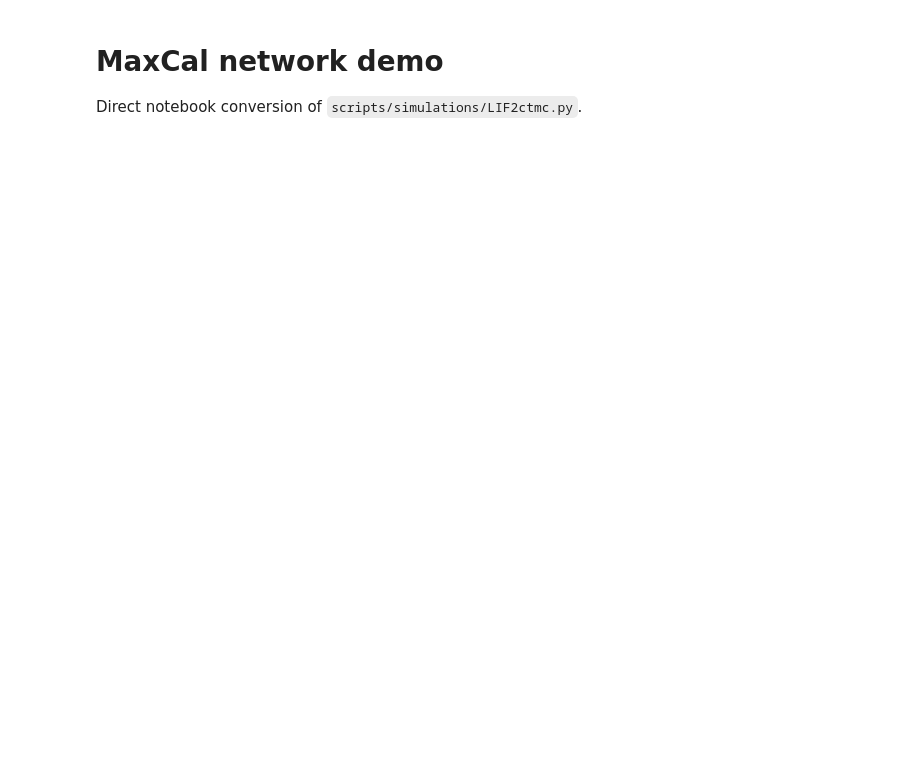
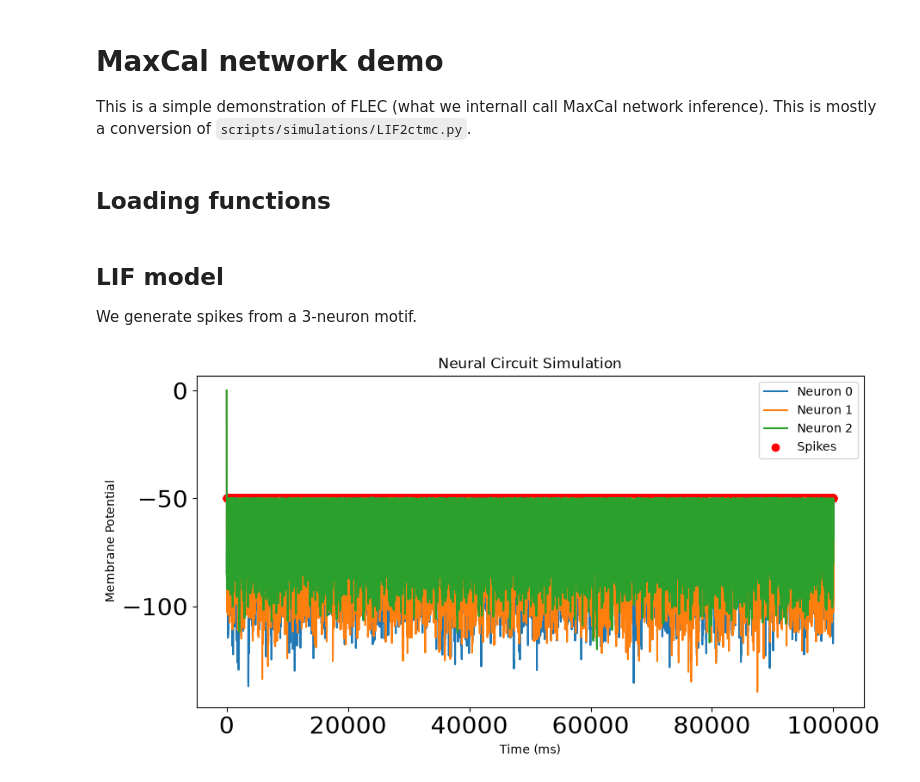
Before and after one commit to Kevin-Sean-Chen/MaxCal_network, a Jupyter notebook: notebooks/maxcal_net_demo.ipynb, the cells around one changed output. Drawn from its saved outputs; the diff is of its cells as text; code cells hidden in the pictures; blank space fills up the shorter version.

```diff
--- a/notebooks/maxcal_net_demo.ipynb
+++ b/notebooks/maxcal_net_demo.ipynb
@@ -1,5 +1,7 @@
 # %% [markdown]
 # MaxCal network demo
 
-Direct notebook conversion of `scripts/simulations/LIF2ctmc.py`.
+This is a simple demonstration of FLEC (what we internall call MaxCal network inference). This is mostly a conversion of `scripts/simulations/LIF2ctmc.py`.
+# %% [markdown]
+## Loading functions
 # %%
@@ -28,8 +24,12 @@ matplotlib.rc('ytick', labelsize=20)
+# %% [markdown]
+## LIF model
+
+We generate spikes from a 3-neuron motif.
 # %%
 # Simulation parameters
 N = 3
 dt = 0.1  # time step in milliseconds
-timesteps = 1000000  # total simulation steps
+timesteps = 100000_0  # total simulation steps
 lt = timesteps*1
 
 # Neuron parameters
@@ -40,29 +40,31 @@ v_threshold_plot = -50  # for simple visualization
 v_reset = -65.0  # reset potential after a spike
 
 # Synaptic weight matrix
+alpha = 20  ### scaling the unit-weight motif
 # E-I balanced circuit
 synaptic_weights = np.array([[0, 1, -2],  # Neuron 0 connections
                              [1, 0, -2],  # Neuron 1 connections
-                             [1, 1,  0]])*20  #20  # Neuron 2 connections
+                             [1, 1,  0]])*alpha  #Neuron 2 connections
 
+### choose other motifs
 # cyclic circuit
 # synaptic_weights = np.array([[0, 0, 1],  # Neuron 0 connections
 #                               [1, 0, 0],  # Neuron 1 connections
-#                               [0, 1, 0]])*20  #20  # Neuron 2 connections
+#                               [0, 1, 0]])*alpha  #Neuron 2 connections
 
 # common circuit
 # synaptic_weights = np.array([[0, 0, 0],  # Neuron 0 connections
 #                               [1, 0, 0],  # Neuron 1 connections
-#                               [1, 0, 0]])*20  #20  # Neuron 2 connections
+#                               [1, 0, 0]])*alpha  #Neuron 2 connections
 
 # chain circuit
 # synaptic_weights = np.array([[0, 0, 0],  # Neuron 0 connections
 #                               [1, 0, 0],  # Neuron 1 connections
-#                               [0, 1, 0]])*20  #20  # Neuron 2 connections
+#                               [0, 1, 0]])*alpha  # Neuron 2 connections
 
 S = synaptic_weights*1
 np.fill_diagonal(S, np.zeros(3))
-noise_amp = 1.7  # 2.0 or 2.5 (1.5, 3.0)
+noise_amp = 1.7  # 2.0 or 1.7
 
 # Synaptic filtering parameters
 tau_synaptic = 5.0  # synaptic time constant
@@ -83,30 +85,32 @@ for t in range(1, timesteps):
 
     # Check for spikes
     spike_indices = np.where(v_neurons[:, t] > v_threshold)[0]
 
     # Apply synaptic connections with synaptic filtering
     synaptic_inputs[:, t] = synaptic_inputs[:, t-1] + dt*( \
                             -synaptic_inputs[:, t-1]/tau_synaptic + np.sum(synaptic_weights[:, spike_indices], axis=1))
     # Update membrane potentials with synaptic inputs
     v_neurons[:, t] += synaptic_inputs[:, t]*dt
 
     # record firing
     firing.append([t+0*spike_indices, spike_indices])
 
     # reset and record spikes
     v_neurons[spike_indices, t] = v_reset  # Reset membrane potential for neurons that spiked
     if len(spike_indices) > 0:
         spike_times.append(t * dt)
         spike_id.append(spike_indices[0])
 
 # Plotting
 plt.figure(figsize=(10, 5))
 for i in range(3):
     plt.plot(np.arange(timesteps) * dt, v_neurons[i, :], label=f'Neuron {i}')
 
 plt.scatter(spike_times, np.ones_like(spike_times) * v_threshold_plot, color='red', marker='o', label='Spikes')
 plt.xlabel('Time (ms)')
 plt.ylabel('Membrane Potential')
 plt.title('Neural Circuit Simulation')
 plt.legend()
 plt.show()
+# %% [output]
+[figure, added]
```
Also changed, not shown: parts of 31 cells of this notebook, 1 other file.
